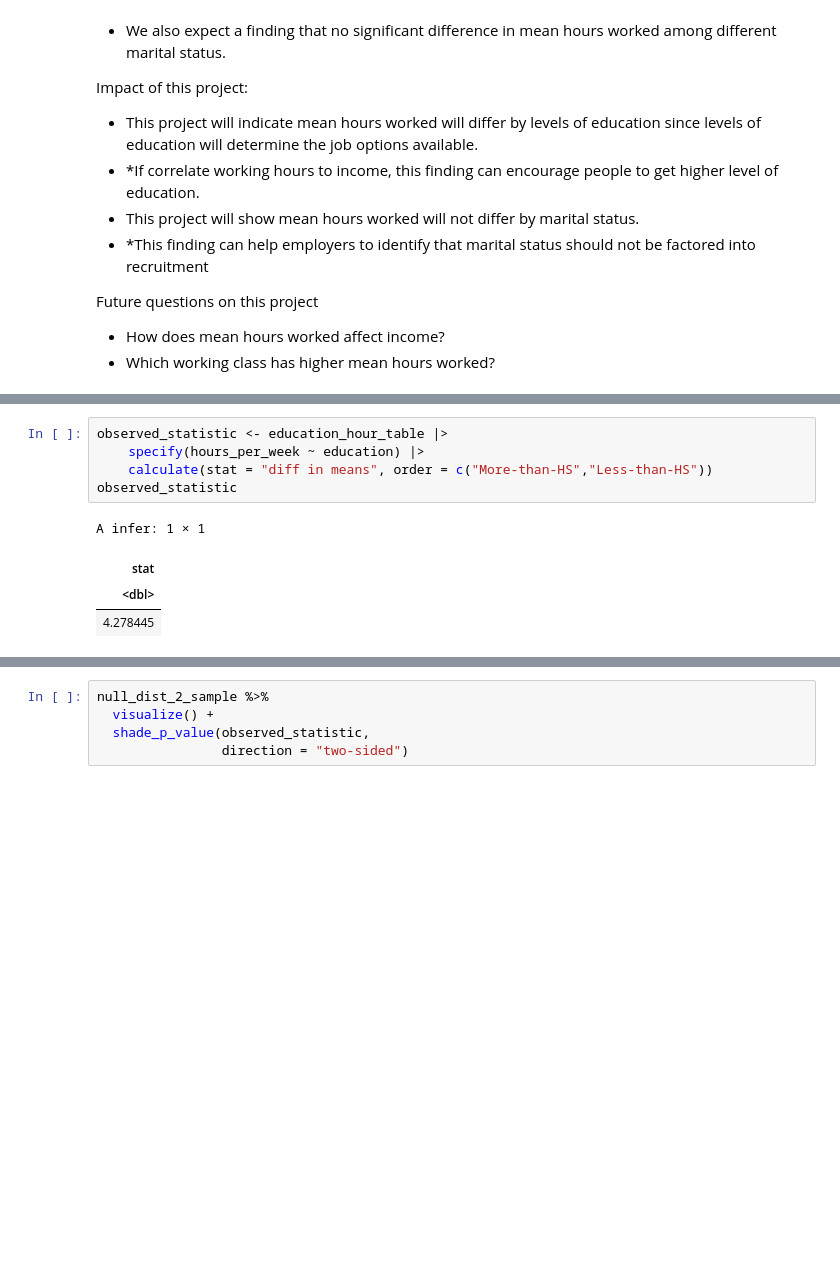
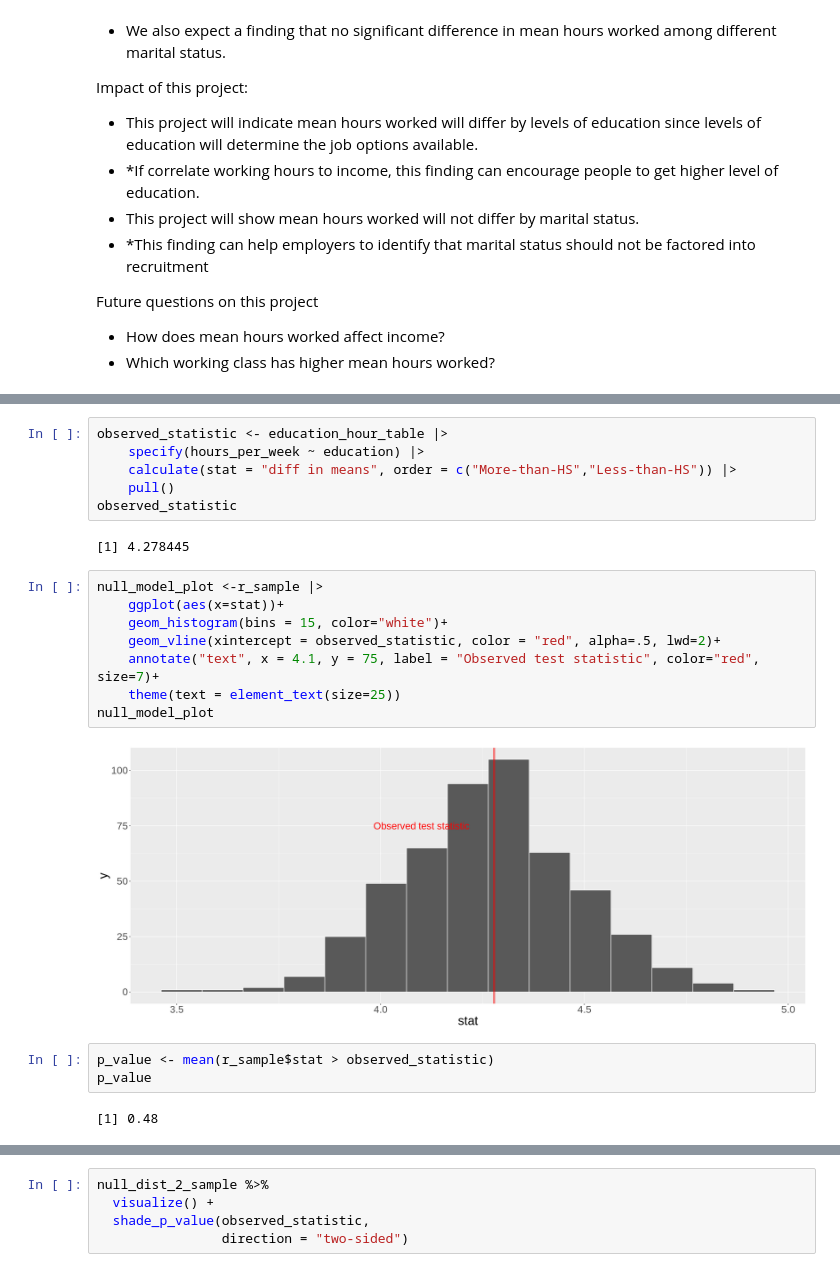
Before and after one commit to sidnand/Inferential-Report-on-Adult-Working-Hours, a Jupyter notebook: Preliminary Results.ipynb, the cells around one changed output, grey strips where cells are left out. Cells and saved outputs as stored; diff of their text form; blank space fills up the shorter version.

Commit message:
finished the test and p value

```diff
--- a/Preliminary Results.ipynb
+++ b/Preliminary Results.ipynb
@@ -402,11 +395,24 @@ A grouped_df: 500 × 2
-# %%
-observed_statistic <- education_hour_table |>
-    specify(hours_per_week ~ education) |>
-    calculate(stat = "diff in means", order = c("More-than-HS","Less-than-HS"))
-observed_statistic
-# %% [output]
-A infer: 1 × 1
-| stat |
-| <dbl> |
-| 4.278445 |
+# %%
+observed_statistic <- education_hour_table |>
+    specify(hours_per_week ~ education) |>
+    calculate(stat = "diff in means", order = c("More-than-HS","Less-than-HS")) |>
+    pull()
+observed_statistic
+# %% [output]
+[1] 4.278445
+# %%
+null_model_plot <-r_sample |>
+    ggplot(aes(x=stat))+
+    geom_histogram(bins = 15, color="white")+
+    geom_vline(xintercept = observed_statistic, color = "red", alpha=.5, lwd=2)+
+    annotate("text", x = 4.1, y = 75, label = "Observed test statistic", color="red", size=7)+
+    theme(text = element_text(size=25))
+null_model_plot
+# %% [output]
+[figure, added]
+# %%
+p_value <- mean(r_sample$stat > observed_statistic)
+p_value
+# %% [output]
+[1] 0.48
 # %%
```
Also changed, not shown: parts of 2 cells of this notebook.
